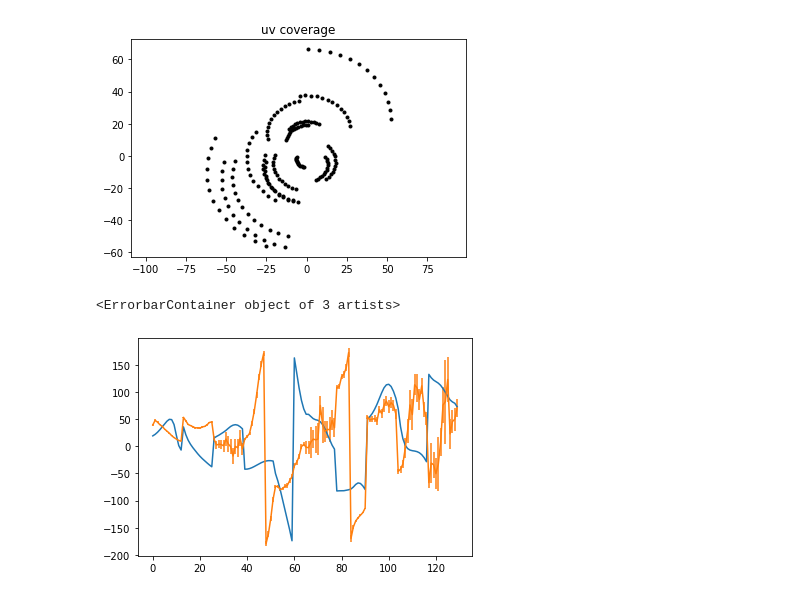
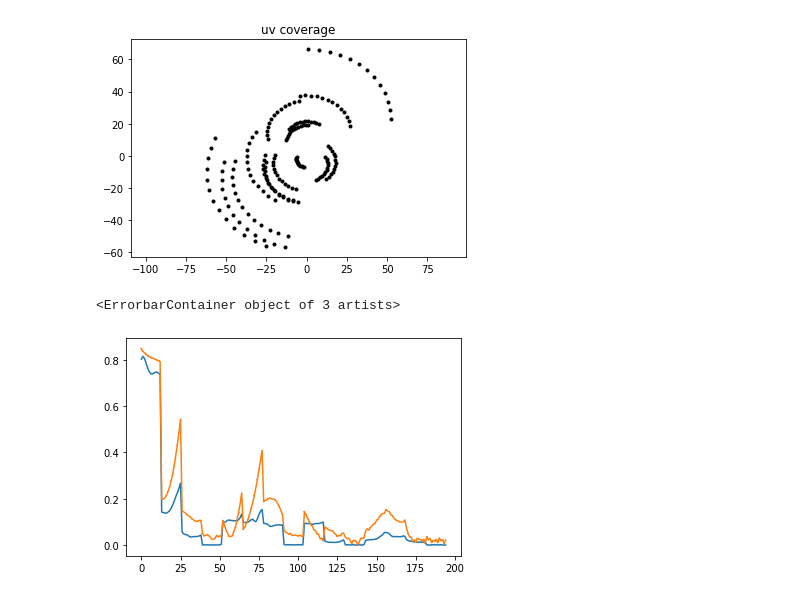
Before and after one commit to AlexandreAdam/ExoRIM, a Jupyter notebook: notebooks/IRBis.ipynb, the cells around one changed output. Saved outputs shown, nothing was run; the diff lists cells and outputs as text; code cells hidden in the pictures.

```diff
--- a/notebooks/IRBis.ipynb
+++ b/notebooks/IRBis.ipynb
@@ -33,17 +54,19 @@ try:
     amp_ref_error = uv_data["OI_VIS"].data["VISAMPERR"]
 except KeyError:
     amp_ref = np.sqrt(np.abs(uv_data["OI_VIS2"].data["VIS2DATA"])) # 2004 data
-    amp_ref_error = np.sqrt(np.sqrt(0.5)/amp * uv_data["OI_VIS2"].data["VIS2ERR"]**2)
+    amp_ref_error = np.sqrt(np.sqrt(0.5)/amp_ref * uv_data["OI_VIS2"].data["VIS2ERR"]**2)
 
 uv = np.column_stack([uv_data["OI_VIS2"].data["UCOORD"], uv_data[4].data["VCOORD"]])
+uv1 = np.column_stack([uv_data["OI_T3"].data["U1COORD"], uv_data["OI_T3"].data["V1COORD"]])
+uv2 = np.column_stack([uv_data["OI_T3"].data["U2COORD"], uv_data["OI_T3"].data["V2COORD"]])
 cp_ref = uv_data["OI_T3"].data["T3PHI"]
 cp_ref_error = uv_data["OI_T3"].data["T3PHIERR"]
 rho = np.hypot(uv[:, 0], uv[:, 1])
 wavel = uv_data["OI_WAVELENGTH"].data["EFF_WAVE"][0] # meter
-plate_scale = rad2mas(wavel/15/np.max(rho))
 baselines = len(uv_data["OI_VIS2"].data)
 apertures = len(uv_data["OI_ARRAY"].data)
 triangles = len(uv_data["OI_T3"].data)
+parallax = uv_data["OI_TARGET"].data["PARALLAX"]/3600 # arcsec
 
 print(baselines)
 print(triangles)
@@ -112,12 +139,17 @@ def bispectra_projectors(uv_data):
     bisp3 = np.zeros_like(bisp1)
     bisps = [bisp1, bisp2, bisp3]
 
-    legs = [(0, 1), (0, 2), (1, 2)]
+    legs = [(0, 1), (1, 2), (0, 2)]
 
     # find a mapping between bispectra and each legs of each triangle
     for i, t in enumerate(time_bispectra):
         for j, leg in enumerate(legs):
             baseline = np.where((bp[:, sta_indexes[i, leg]] != 0).all(axis=1) & (time_uv == time_bispectra[i]))[0]
+#             print(uv[baseline])
+#             print(uv1[i])
+#             print(uv2[i])
+#             print(uv1[i] + uv2[i])
+            assert (np.abs(uv[baseline][0] - [uv1[i], uv2[i], uv1[i] + uv2[i]][j]) < 1e-8).any()
             if len(baseline) == 1:
                 bisps[j][i, baseline] = 1
             elif len(baseline) == 0: # this will happen when conjugate baselines are removed
@@ -149,7 +181,7 @@ class ForwardModel:
         V1 = self.bisps[0] @ V
         V2 = self.bisps[1] @ V
         V3 = self.bisps[2] @ V
-        return V1 * V2.conj() * V3
+        return V1 * V2 * V3.conj()
 
     def forward(self, image):
         V = self.visibility(image)
@@ -159,20 +191,23 @@ class ForwardModel:
 # %%
 # Check that forward model works as intended
 
-forward = ForwardModel(pixels, uv, plate_scale, wavel)
 
 # f_hat = DFTM(uv)
+rho = np.hypot(uv[:, 0], uv[:, 1])
+plate_scale = rad2mas(wavel/4/np.max(rho))
+
+forward = ForwardModel(pixels, uv, plate_scale, wavel)
 
 amp, cp = forward.forward(true_image)
 # compare = np.column_stack([np.rad2deg(cp), cp_ref])
 # compare2 = np.column_stack([amp, vis_amp_ref])
 # compare
-plt.plot(np.rad2deg(cp))
-plt.errorbar(np.arange(cp_ref.shape[0]), cp_ref, yerr=cp_ref_error)
-# plt.plot(amp)
-# plt.errorbar(np.arange(amp_ref.shape[0]), amp_ref, yerr=amp_ref_error)
+# plt.plot(np.rad2deg(cp))
+# plt.errorbar(np.arange(cp_ref.shape[0]), cp_ref, yerr=cp_ref_error)
+plt.plot(6 * amp)
+plt.errorbar(np.arange(amp_ref.shape[0]), amp_ref, yerr=amp_ref_error)
 # %% [output]
 <ErrorbarContainer object of 3 artists>
-[figure, old version]
+[figure, new version]
 # %%
 def likelihood(image, amp_ref, amp_ref_error, cp_ref, cp_ref_error, alpha, prior, forward):
```
Also changed, not shown: parts of 21 cells of this notebook.
